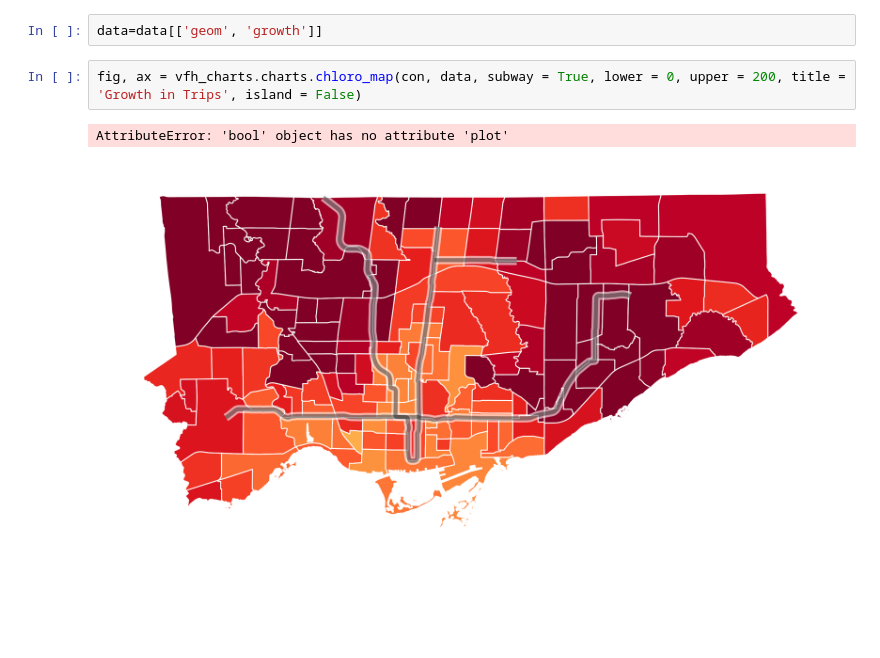
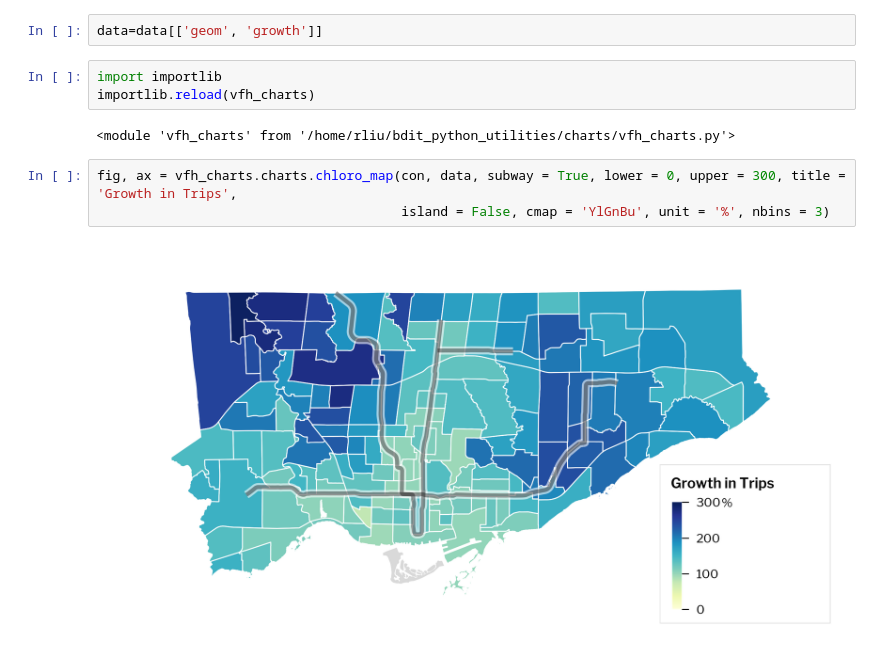
Before and after one commit to CityofToronto/bdit_python_utilities, a Jupyter notebook: charts/module_test.ipynb, the cells around one changed output. Saved outputs shown, nothing was run; the diff lists cells and outputs as text; blank space fills up the shorter version.

```diff
--- a/charts/module_test.ipynb
+++ b/charts/module_test.ipynb
@@ -59,8 +59,13 @@ for index, row in data.iterrows():
     data.at[index, 'geom'] = rotated
 # %%
 data=data[['geom', 'growth']]
+# %%
+import importlib
+importlib.reload(vfh_charts)
+# %% [output]
+<module 'vfh_charts' from '/home/rliu/bdit_python_utilities/charts/vfh_charts.py'>
 # %%
-fig, ax = vfh_charts.charts.chloro_map(con, data, subway = True, lower = 0, upper = 200, title = 'Growth in Trips', island = False)
+fig, ax = vfh_charts.charts.chloro_map(con, data, subway = True, lower = 0, upper = 300, title = 'Growth in Trips',
+                                       island = False, cmap = 'YlGnBu', unit = '%', nbins = 3)
 # %% [output]
-AttributeError: 'bool' object has no attribute 'plot'
-[figure, old version]
+[figure, new version]
```
Also changed, not shown: parts of 3 cells of this notebook, 1 other file.
